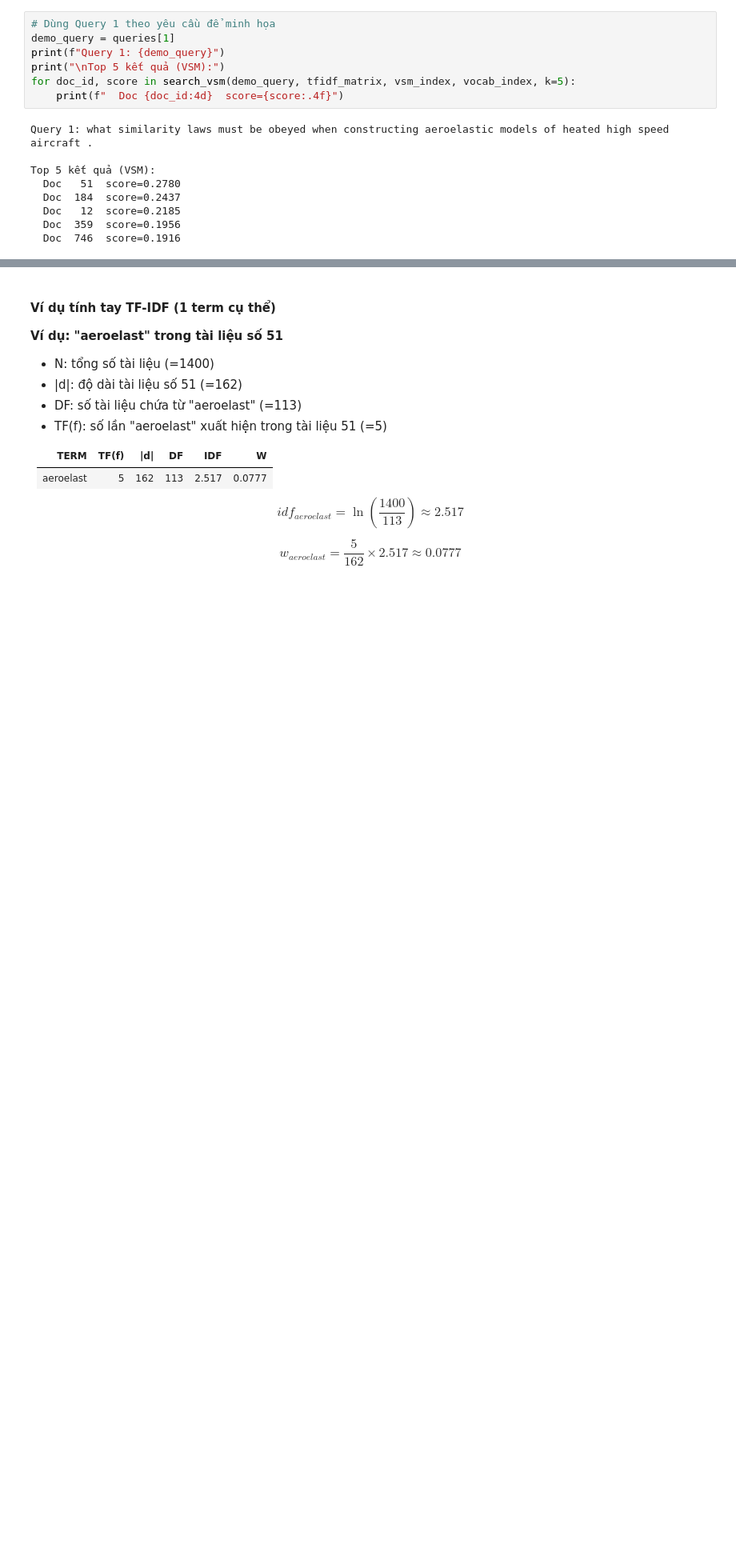
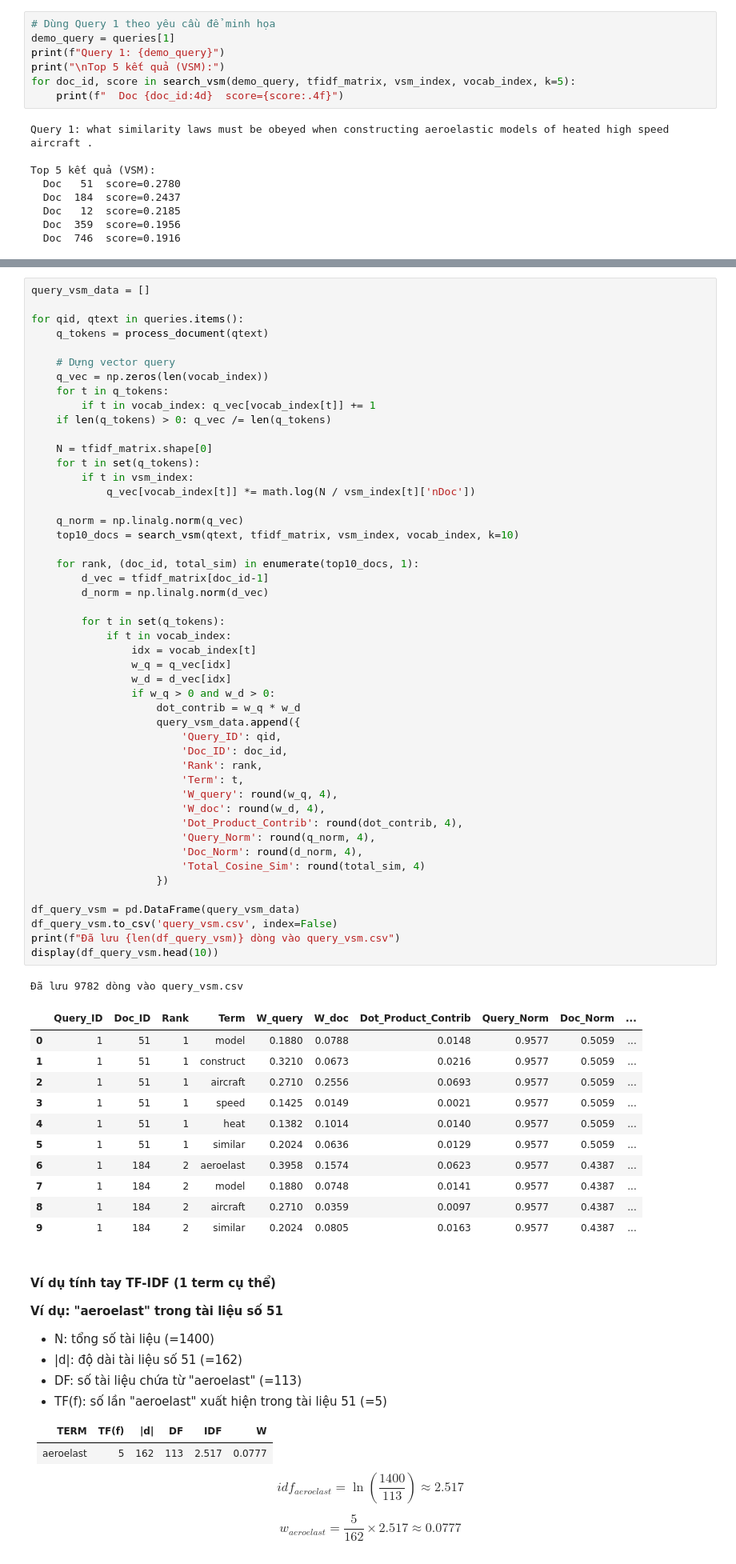
Before and after one commit to BPhucKHMT/CS419, a Jupyter notebook: final_project_cs419.ipynb, the cells around one changed output, grey strips where cells are left out. Shown at 80% size. Saved outputs shown, nothing was run; the diff lists cells and outputs as text; blank space fills up the shorter version.

```diff
--- a/final_project_cs419.ipynb
+++ b/final_project_cs419.ipynb
@@ -393,3 +442,64 @@ Top 5 kết quả (VSM):
+# %%
+query_vsm_data = []
+
+for qid, qtext in queries.items():
+    q_tokens = process_document(qtext)
+
+    # Dựng vector query
+    q_vec = np.zeros(len(vocab_index))
+    for t in q_tokens:
+        if t in vocab_index: q_vec[vocab_index[t]] += 1
+    if len(q_tokens) > 0: q_vec /= len(q_tokens)
+
+    N = tfidf_matrix.shape[0]
+    for t in set(q_tokens):
+        if t in vsm_index:
+            q_vec[vocab_index[t]] *= math.log(N / vsm_index[t]['nDoc'])
+
+    q_norm = np.linalg.norm(q_vec)
+    top10_docs = search_vsm(qtext, tfidf_matrix, vsm_index, vocab_index, k=10)
+
+    for rank, (doc_id, total_sim) in enumerate(top10_docs, 1):
+        d_vec = tfidf_matrix[doc_id-1]
+        d_norm = np.linalg.norm(d_vec)
+
+        for t in set(q_tokens):
+            if t in vocab_index:
+                idx = vocab_index[t]
+                w_q = q_vec[idx]
+                w_d = d_vec[idx]
+                if w_q > 0 and w_d > 0:
+                    dot_contrib = w_q * w_d
+                    query_vsm_data.append({
+                        'Query_ID': qid,
+                        'Doc_ID': doc_id,
+                        'Rank': rank,
+                        'Term': t,
+                        'W_query': round(w_q, 4),
+                        'W_doc': round(w_d, 4),
+                        'Dot_Product_Contrib': round(dot_contrib, 4),
+                        'Query_Norm': round(q_norm, 4),
+                        'Doc_Norm': round(d_norm, 4),
+                        'Total_Cosine_Sim': round(total_sim, 4)
+                    })
+
+df_query_vsm = pd.DataFrame(query_vsm_data)
+df_query_vsm.to_csv('query_vsm.csv', index=False)
+print(f"Đã lưu {len(df_query_vsm)} dòng vào query_vsm.csv")
+display(df_query_vsm.head(10))
+# %% [output]
+Đã lưu 9782 dòng vào query_vsm.csv
+|  | Query_ID | Doc_ID | Rank | Term | W_query | W_doc | Dot_Product_Contrib | Query_Norm | Doc_Norm | ... |
+| 0 | 1 | 51 | 1 | model | 0.1880 | 0.0788 | 0.0148 | 0.9577 | 0.5059 | ... |
+| 1 | 1 | 51 | 1 | construct | 0.3210 | 0.0673 | 0.0216 | 0.9577 | 0.5059 | ... |
+| 2 | 1 | 51 | 1 | aircraft | 0.2710 | 0.2556 | 0.0693 | 0.9577 | 0.5059 | ... |
+| 3 | 1 | 51 | 1 | speed | 0.1425 | 0.0149 | 0.0021 | 0.9577 | 0.5059 | ... |
+| 4 | 1 | 51 | 1 | heat | 0.1382 | 0.1014 | 0.0140 | 0.9577 | 0.5059 | ... |
+| 5 | 1 | 51 | 1 | similar | 0.2024 | 0.0636 | 0.0129 | 0.9577 | 0.5059 | ... |
+| 6 | 1 | 184 | 2 | aeroelast | 0.3958 | 0.1574 | 0.0623 | 0.9577 | 0.4387 | ... |
+| 7 | 1 | 184 | 2 | model | 0.1880 | 0.0748 | 0.0141 | 0.9577 | 0.4387 | ... |
+| 8 | 1 | 184 | 2 | aircraft | 0.2710 | 0.0359 | 0.0097 | 0.9577 | 0.4387 | ... |
+| 9 | 1 | 184 | 2 | similar | 0.2024 | 0.0805 | 0.0163 | 0.9577 | 0.4387 | ... |
 # %% [markdown]
 #### Ví dụ tính tay TF-IDF (1 term cụ thể)
 
```
Also changed, not shown: parts of 9 cells of this notebook, 4 other files.
